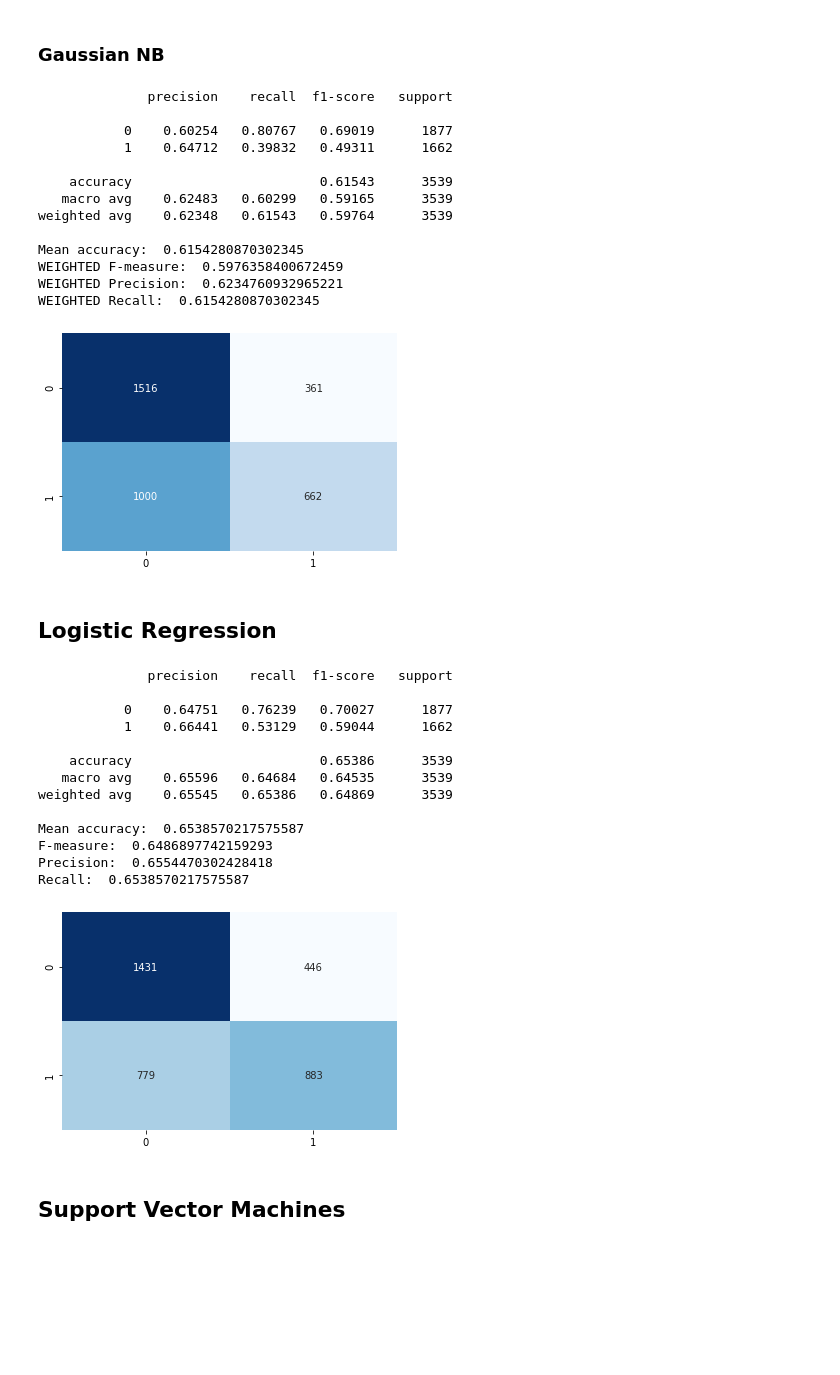
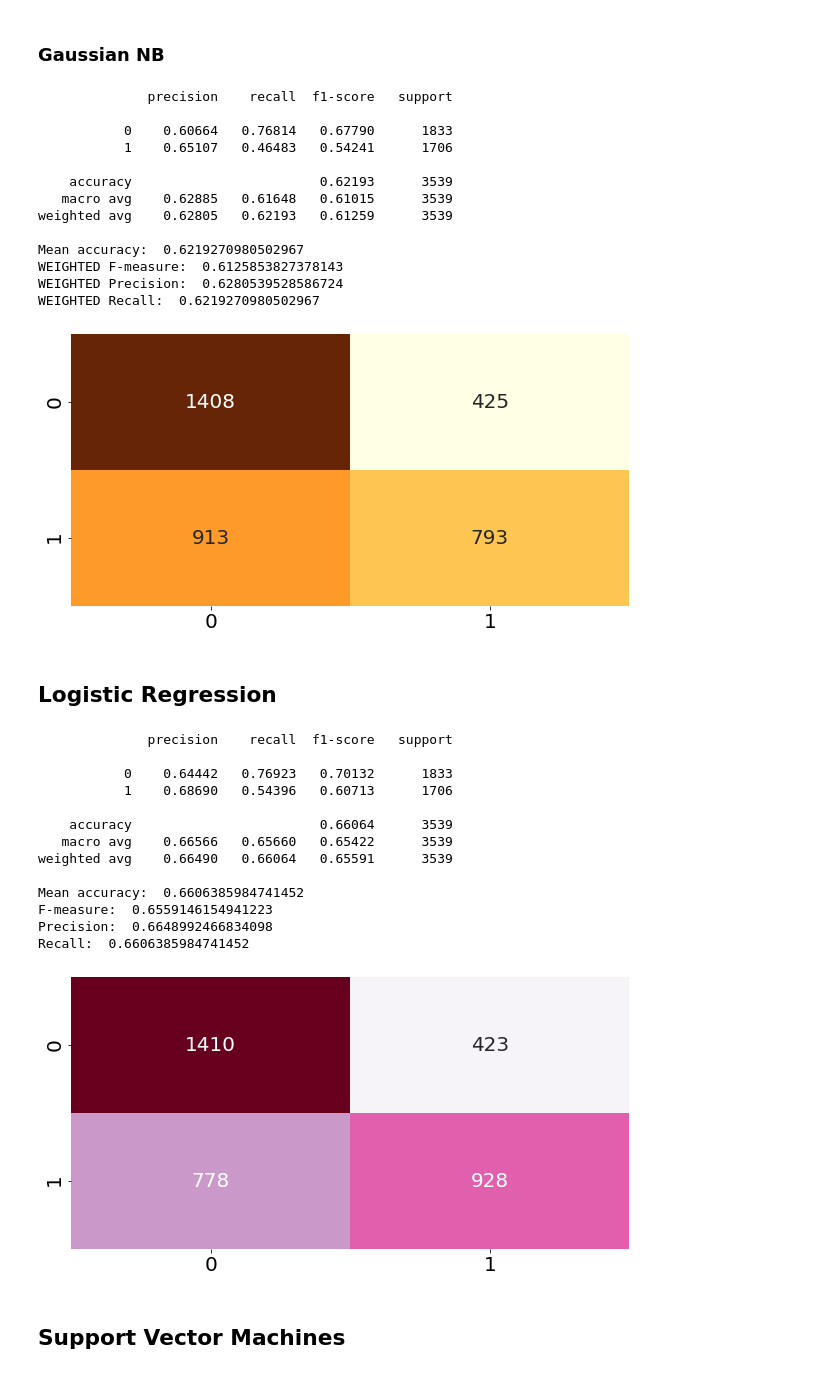
Before and after one commit to JeremyCoronia/csc803m-nlp-projects, a Jupyter notebook: binary-classification-bow_desc.ipynb, the cells around one changed output. Saved outputs shown, nothing was run; the diff lists cells and outputs as text; code cells hidden in the pictures; blank space fills up the shorter version.

```diff
--- a/binary-classification-bow_desc.ipynb
+++ b/binary-classification-bow_desc.ipynb
@@ -176,8 +242,12 @@
 # %%
-from sklearn.feature_extraction.text import CountVectorizer
+from sklearn.feature_extraction.text import TfidfVectorizer
 
-MAX_FEATURES = 5000
+MAX_FEATURES = 3000
 
-count_vectorizer = CountVectorizer(max_features=MAX_FEATURES, stop_words='english')
-sparse_matrix = count_vectorizer.fit_transform(description_list).toarray()
-words = count_vectorizer.get_feature_names()
+bag_of_words = TfidfVectorizer(max_features=MAX_FEATURES, stop_words='english')
+sparse_matrix = bag_of_words.fit_transform(description_list).toarray()
+words = bag_of_words.get_feature_names()
+
+# sparse_matrix = list(dict.fromkeys(sparse_matrix))
+
+sparse_matrix.shape
@@ -303,6 +386,8 @@ Recall:  0.6727889234246962
 # %%
 cm = confusion_matrix(y_test, y_pred_nb)
 # for confusion matrix
-sns.heatmap(cm, cbar=False, annot=True, cmap="Blues", fmt="d")
+sns.heatmap(cm, cbar=False, annot=True, cmap="OrRd", fmt="d")
+plt.rcParams['figure.figsize'] = (5.0, 5.0)
+plt.rcParams['font.size'] = 20
 plt.show()
 # %% [output]
@@ -322,29 +452,31 @@ print("WEIGHTED Recall: ", recall_score(y_test, y_pred_gnb, average="weighted"))
 # %% [output]
               precision    recall  f1-score   support
 
-           0    0.60254   0.80767   0.69019      1877
-           1    0.64712   0.39832   0.49311      1662
+           0    0.60664   0.76814   0.67790      1833
+           1    0.65107   0.46483   0.54241      1706
 
-    accuracy                        0.61543      3539
-   macro avg    0.62483   0.60299   0.59165      3539
-weighted avg    0.62348   0.61543   0.59764      3539
+    accuracy                        0.62193      3539
+   macro avg    0.62885   0.61648   0.61015      3539
+weighted avg    0.62805   0.62193   0.61259      3539
 
-Mean accuracy:  0.6154280870302345
-WEIGHTED F-measure:  0.5976358400672459
-WEIGHTED Precision:  0.6234760932965221
-WEIGHTED Recall:  0.6154280870302345
+Mean accuracy:  0.6219270980502967
+WEIGHTED F-measure:  0.6125853827378143
+WEIGHTED Precision:  0.6280539528586724
+WEIGHTED Recall:  0.6219270980502967
 # %%
 cm = confusion_matrix(y_test, y_pred_gnb)
 # for confusion matrix
-sns.heatmap(cm, cbar=False, annot=True, cmap="Blues", fmt="d")
+plt.rcParams['figure.figsize'] = (10.0, 5.0)
+plt.rcParams['font.size'] = 20
+sns.heatmap(cm, cbar=False, annot=True, cmap="YlOrBr", fmt="d")
 plt.show()
 # %% [output]
-[figure, old version]
+[figure, new version]
 # %% [markdown]
 ## Logistic Regression
 # %%
 # Logistic Regression
-lr = LogisticRegression(max_iter=2000)
+lr = LogisticRegression()
 lr.fit(X_train, y_train)
 
 y_pred_lr = lr.predict(X_test)
@@ -361,24 +493,26 @@ print("Recall: ", recall_measure_lr)
 # %% [output]
               precision    recall  f1-score   support
 
-           0    0.64751   0.76239   0.70027      1877
-           1    0.66441   0.53129   0.59044      1662
+           0    0.64442   0.76923   0.70132      1833
+           1    0.68690   0.54396   0.60713      1706
 
-    accuracy                        0.65386      3539
-   macro avg    0.65596   0.64684   0.64535      3539
-weighted avg    0.65545   0.65386   0.64869      3539
+    accuracy                        0.66064      3539
+   macro avg    0.66566   0.65660   0.65422      3539
+weighted avg    0.66490   0.66064   0.65591      3539
 
-Mean accuracy:  0.6538570217575587
-F-measure:  0.6486897742159293
-Precision:  0.6554470302428418
-Recall:  0.6538570217575587
+Mean accuracy:  0.6606385984741452
+F-measure:  0.6559146154941223
+Precision:  0.6648992466834098
+Recall:  0.6606385984741452
 # %%
 cm = confusion_matrix(y_test, y_pred_lr)
 # for confusion matrix
-sns.heatmap(cm, cbar=False, annot=True, cmap="Blues", fmt="d")
+plt.rcParams['figure.figsize'] = (10.0, 5.0)
+plt.rcParams['font.size'] = 20
+sns.heatmap(cm, cbar=False, annot=True, cmap="PuRd", fmt="d")
 plt.show()
 # %% [output]
-[figure, old version]
+[figure, new version]
 # %% [markdown]
 ## Support Vector Machines
 # %%
```
Also changed, not shown: parts of 28 cells of this notebook.
